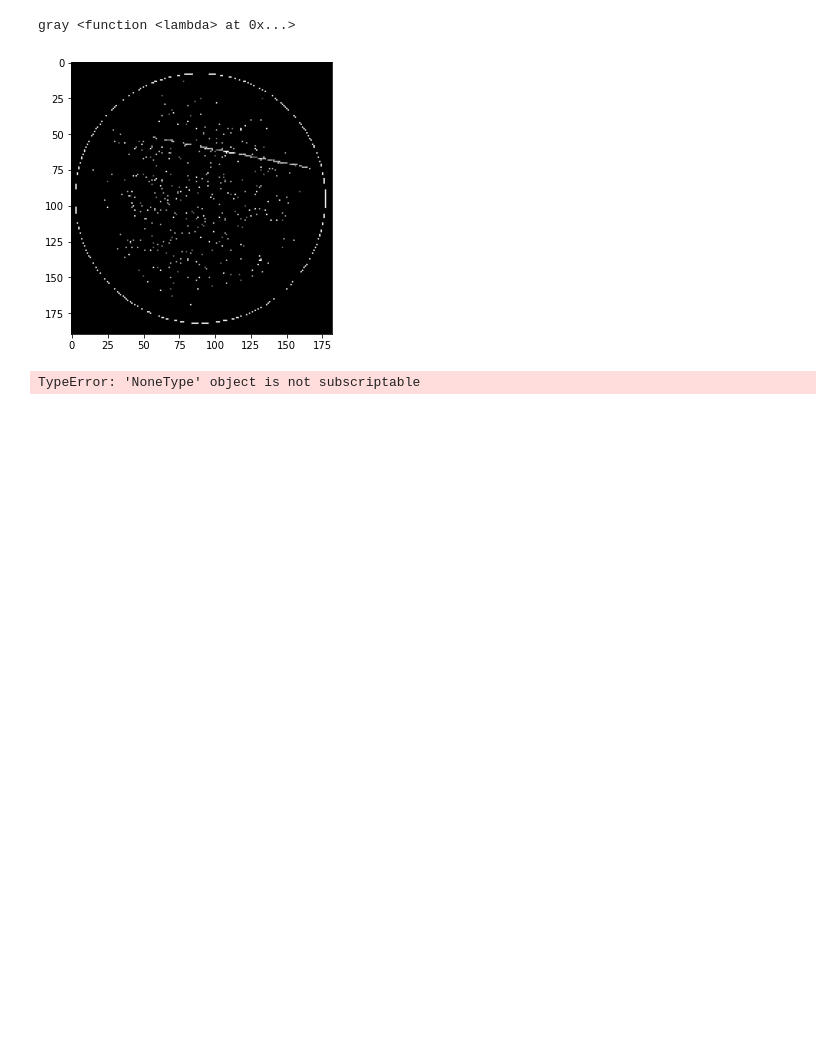
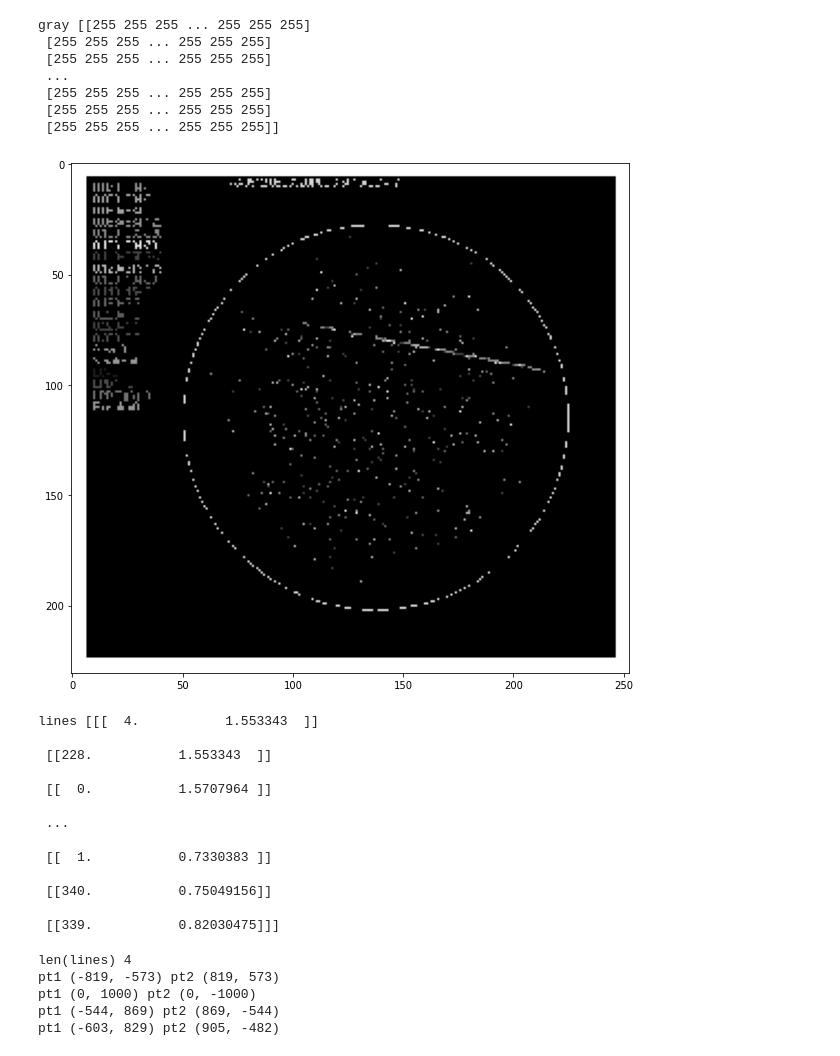
Before and after one commit to sumcousa/image_classification, a Jupyter notebook: hough_line_detection.ipynb, the cells around one changed output. Drawn from its saved outputs; the diff is of its cells as text; code cells hidden in the pictures; blank space fills up the shorter version.

```diff
--- a/hough_line_detection.ipynb
+++ b/hough_line_detection.ipynb
@@ -1,39 +1,63 @@
 # %%
 import cv2
 import os
 import pandas as pd
 import sklearn
 import numpy as np
-import imageio as iio
+import imageio.v3 as iio
 from matplotlib import pyplot as plt
-pic = iio.imread(r'c:\users\akumar\Downloads\image.png')
-pic = pic[20:210, 48:230, :]
-gray = lambda rgb : np.dot(rgb[... , :3] , [0.299 , 0.587, 0.114])
+pic = iio.imread(r'C:\Github\repository\image_classification\imgs\image.png')
+# pic = pic[20:210, 48:230, :]
+# gray = lambda rgb : np.dot(rgb[... , :3] , [0.299 , 0.587, 0.114])
+gray = cv2.cvtColor(pic, cv2.COLOR_BGR2GRAY)
 print("gray",gray)
-gray = gray(pic)
-plt.figure( figsize = (5,5))
+# gray = gray(pic)
+plt.figure( figsize = (10,10))
 plt.imshow(gray, cmap = plt.get_cmap(name = 'gray'))
 plt.show()
 rho = 1
 theta = np.pi/180
-###lines = cv2.HoughLines(gray, rho, theta, 0, 0, 0, np.pi)
+lines = cv2.HoughLines(gray, rho, theta, 0, 0, 0, np.pi)
+print('lines',lines)
+# plt.figure( figsize = (10,10))
+# plt.imshow(lines, cmap = plt.get_cmap(name = 'gray'))
+# plt.show()
 # %% [output]
-gray <function <lambda> at 0x...>
+gray [[255 255 255 ... 255 255 255]
+ [255 255 255 ... 255 255 255]
+ [255 255 255 ... 255 255 255]
+ ...
+ [255 255 255 ... 255 255 255]
+ [255 255 255 ... 255 255 255]
+ [255 255 255 ... 255 255 255]]
-[figure, old version]
+[figure, new version]
+lines [[[  4.           1.553343  ]]
+
+ [[228.           1.553343  ]]
+
+ [[  0.           1.5707964 ]]
+
+ ...
+
+ [[  1.           0.7330383 ]]
+
+ [[340.           0.75049156]]
+
+ [[339.           0.82030475]]]
 # %%
 import cv2
 import numpy as np
 import math
 
-image1 = cv2.imread(r'c:\users\cnoth\Downloads\image.png')
+image1 = cv2.imread(r'C:\Github\repository\image_classification\imgs\image.png')
 image1 = image1[20:210, 48:230, :]
 
 gray=cv2.cvtColor(image1,cv2.COLOR_BGR2GRAY)
 dst = cv2.Canny(gray, 50, 200)
 
-lines= cv2.HoughLines(dst, 1.8, math.pi/180.0, 100, np.array([]), 0, 0)
-
+lines= cv2.HoughLines(dst, 230, math.pi/180.0, 100, 0, 0)
 if lines is not None:
+    print('len(lines)',len(lines))
     for i in range(0, len(lines)):
         rho = lines[i][0][0]
         theta = lines[i][0][1]
@@ -42,6 +66,7 @@ if lines is not None:
         x0, y0 = a*rho, b*rho
         pt1 = ( int(x0+1000*(-b)), int(y0+1000*(a)) )
         pt2 = ( int(x0-1000*(-b)), int(y0-1000*(a)) )
+        print('pt1',pt1,'pt2',pt2)
         cv2.line(image1, pt1, pt2, (0, 0, 255), 2, cv2.LINE_AA)
 
 cv2.startWindowThread()
@@ -49,4 +74,8 @@ cv2.imshow('image1',image1)
 cv2.waitKey()
 cv2.destroyAllWindows()
 # %% [output]
-TypeError: 'NoneType' object is not subscriptable
+len(lines) 4
+pt1 (-819, -573) pt2 (819, 573)
+pt1 (0, 1000) pt2 (0, -1000)
+pt1 (-544, 869) pt2 (869, -544)
+pt1 (-603, 829) pt2 (905, -482)
```
Also changed, not shown: 5 other files.
